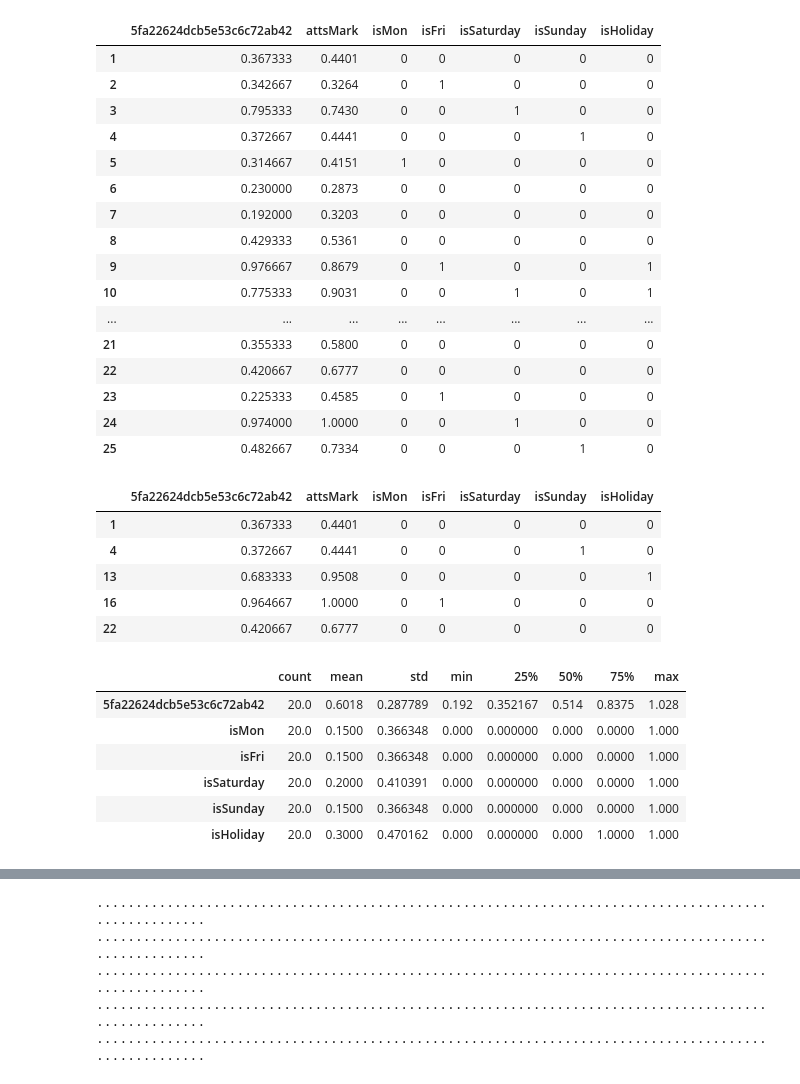
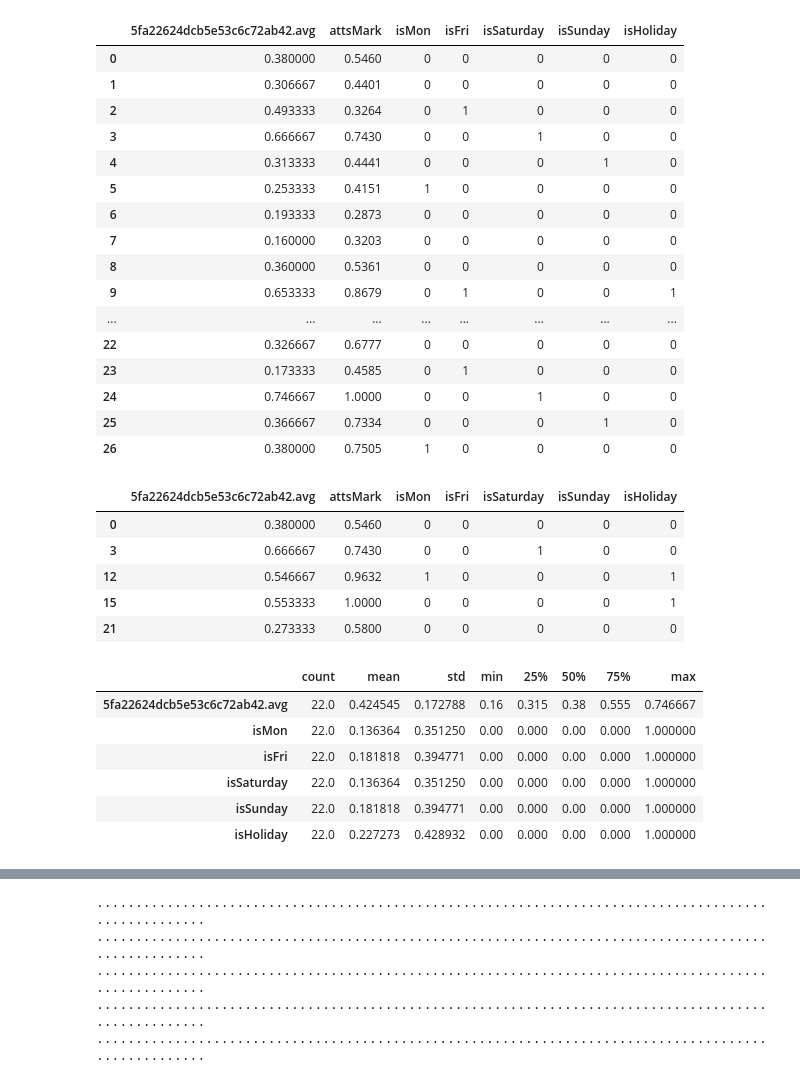
Before and after one commit to 17disney/passenger-flow-forecast, a Jupyter notebook: book/usb_atts.ipynb, the cells around one changed output, grey strips where cells are left out. Cells and saved outputs as stored; diff of their text form; code cells hidden in the pictures.

```diff
--- a/book/usb_atts.ipynb
+++ b/book/usb_atts.ipynb
@@ -38,0 +19,6 @@ df = pd.json_normalize(df)
+# %%
+
+id = '5fa22624dcb5e53c6c72ab42.avg'
+df = df[df[id]>0]
+# df = pd.json_normalize(df)
+df
@@ -39,37 +44,37 @@ df = pd.json_normalize(df)
 # %%
-dataset = df[['5fa22624dcb5e53c6c72ab42', 'attsMark', 'isMon', 'isFri', 'isSaturday', 'isSunday', 'isHoliday']]
+dataset = df[['5fa22624dcb5e53c6c72ab42.avg', 'attsMark', 'isMon', 'isFri', 'isSaturday', 'isSunday', 'isHoliday']]
 # dataset = dataset[1:]
 dataset
 # %% [output]
-|  | 5fa22624dcb5e53c6c72ab42 | attsMark | isMon | isFri | isSaturday | isSunday | isHoliday |
-| 1 | 0.367333 | 0.4401 | 0 | 0 | 0 | 0 | 0 |
-| 2 | 0.342667 | 0.3264 | 0 | 1 | 0 | 0 | 0 |
-| 3 | 0.795333 | 0.7430 | 0 | 0 | 1 | 0 | 0 |
-| 4 | 0.372667 | 0.4441 | 0 | 0 | 0 | 1 | 0 |
-| 5 | 0.314667 | 0.4151 | 1 | 0 | 0 | 0 | 0 |
-| 6 | 0.230000 | 0.2873 | 0 | 0 | 0 | 0 | 0 |
-| 7 | 0.192000 | 0.3203 | 0 | 0 | 0 | 0 | 0 |
-| 8 | 0.429333 | 0.5361 | 0 | 0 | 0 | 0 | 0 |
-| 9 | 0.976667 | 0.8679 | 0 | 1 | 0 | 0 | 1 |
-| 10 | 0.775333 | 0.9031 | 0 | 0 | 1 | 0 | 1 |
+|  | 5fa22624dcb5e53c6c72ab42.avg | attsMark | isMon | isFri | isSaturday | isSunday | isHoliday |
+| 0 | 0.380000 | 0.5460 | 0 | 0 | 0 | 0 | 0 |
+| 1 | 0.306667 | 0.4401 | 0 | 0 | 0 | 0 | 0 |
+| 2 | 0.493333 | 0.3264 | 0 | 1 | 0 | 0 | 0 |
+| 3 | 0.666667 | 0.7430 | 0 | 0 | 1 | 0 | 0 |
+| 4 | 0.313333 | 0.4441 | 0 | 0 | 0 | 1 | 0 |
+| 5 | 0.253333 | 0.4151 | 1 | 0 | 0 | 0 | 0 |
+| 6 | 0.193333 | 0.2873 | 0 | 0 | 0 | 0 | 0 |
+| 7 | 0.160000 | 0.3203 | 0 | 0 | 0 | 0 | 0 |
+| 8 | 0.360000 | 0.5361 | 0 | 0 | 0 | 0 | 0 |
+| 9 | 0.653333 | 0.8679 | 0 | 1 | 0 | 0 | 1 |
 | ... | ... | ... | ... | ... | ... | ... | ... |
-| 21 | 0.355333 | 0.5800 | 0 | 0 | 0 | 0 | 0 |
-| 22 | 0.420667 | 0.6777 | 0 | 0 | 0 | 0 | 0 |
-| 23 | 0.225333 | 0.4585 | 0 | 1 | 0 | 0 | 0 |
-| 24 | 0.974000 | 1.0000 | 0 | 0 | 1 | 0 | 0 |
-| 25 | 0.482667 | 0.7334 | 0 | 0 | 0 | 1 | 0 |
+| 22 | 0.326667 | 0.6777 | 0 | 0 | 0 | 0 | 0 |
+| 23 | 0.173333 | 0.4585 | 0 | 1 | 0 | 0 | 0 |
+| 24 | 0.746667 | 1.0000 | 0 | 0 | 1 | 0 | 0 |
+| 25 | 0.366667 | 0.7334 | 0 | 0 | 0 | 1 | 0 |
+| 26 | 0.380000 | 0.7505 | 1 | 0 | 0 | 0 | 0 |
 # %%
 # 拆分训练数据集和测试数据集
 train_dataset = dataset.sample(frac=0.8,random_state=0)
 test_dataset = dataset.drop(train_dataset.index)
 dataset.drop(train_dataset.index)
 # %% [output]
-|  | 5fa22624dcb5e53c6c72ab42 | attsMark | isMon | isFri | isSaturday | isSunday | isHoliday |
-| 1 | 0.367333 | 0.4401 | 0 | 0 | 0 | 0 | 0 |
-| 4 | 0.372667 | 0.4441 | 0 | 0 | 0 | 1 | 0 |
-| 13 | 0.683333 | 0.9508 | 0 | 0 | 0 | 0 | 1 |
-| 16 | 0.964667 | 1.0000 | 0 | 1 | 0 | 0 | 0 |
-| 22 | 0.420667 | 0.6777 | 0 | 0 | 0 | 0 | 0 |
+|  | 5fa22624dcb5e53c6c72ab42.avg | attsMark | isMon | isFri | isSaturday | isSunday | isHoliday |
+| 0 | 0.380000 | 0.5460 | 0 | 0 | 0 | 0 | 0 |
+| 3 | 0.666667 | 0.7430 | 0 | 0 | 1 | 0 | 0 |
+| 12 | 0.546667 | 0.9632 | 1 | 0 | 0 | 0 | 1 |
+| 15 | 0.553333 | 1.0000 | 0 | 0 | 0 | 0 | 1 |
+| 21 | 0.273333 | 0.5800 | 0 | 0 | 0 | 0 | 0 |
 # %%
 train_stats = train_dataset.describe()
 train_stats.pop("attsMark")
@@ -78,11 +83,11 @@ train_stats = train_stats.transpose()
 train_stats
 # %% [output]
 |  | count | mean | std | min | 25% | 50% | 75% | max |
-| 5fa22624dcb5e53c6c72ab42 | 20.0 | 0.6018 | 0.287789 | 0.192 | 0.352167 | 0.514 | 0.8375 | 1.028 |
-| isMon | 20.0 | 0.1500 | 0.366348 | 0.000 | 0.000000 | 0.000 | 0.0000 | 1.000 |
-| isFri | 20.0 | 0.1500 | 0.366348 | 0.000 | 0.000000 | 0.000 | 0.0000 | 1.000 |
-| isSaturday | 20.0 | 0.2000 | 0.410391 | 0.000 | 0.000000 | 0.000 | 0.0000 | 1.000 |
-| isSunday | 20.0 | 0.1500 | 0.366348 | 0.000 | 0.000000 | 0.000 | 0.0000 | 1.000 |
-| isHoliday | 20.0 | 0.3000 | 0.470162 | 0.000 | 0.000000 | 0.000 | 1.0000 | 1.000 |
+| 5fa22624dcb5e53c6c72ab42.avg | 22.0 | 0.424545 | 0.172788 | 0.16 | 0.315 | 0.38 | 0.555 | 0.746667 |
+| isMon | 22.0 | 0.136364 | 0.351250 | 0.00 | 0.000 | 0.00 | 0.000 | 1.000000 |
+| isFri | 22.0 | 0.181818 | 0.394771 | 0.00 | 0.000 | 0.00 | 0.000 | 1.000000 |
+| isSaturday | 22.0 | 0.136364 | 0.351250 | 0.00 | 0.000 | 0.00 | 0.000 | 1.000000 |
+| isSunday | 22.0 | 0.181818 | 0.394771 | 0.00 | 0.000 | 0.00 | 0.000 | 1.000000 |
+| isHoliday | 22.0 | 0.227273 | 0.428932 | 0.00 | 0.000 | 0.00 | 0.000 | 1.000000 |
 # %%
 # 从标签中分离特征
```
Also changed, not shown: parts of 9 cells of this notebook, 21 other files.
